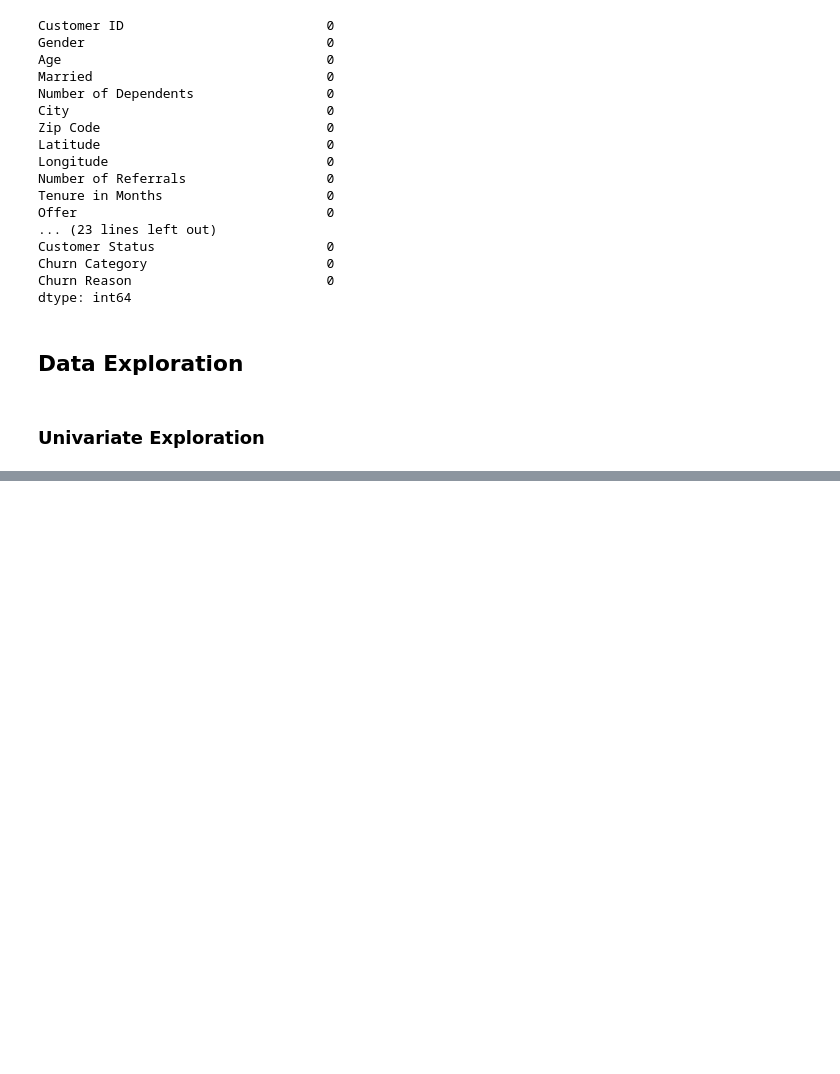
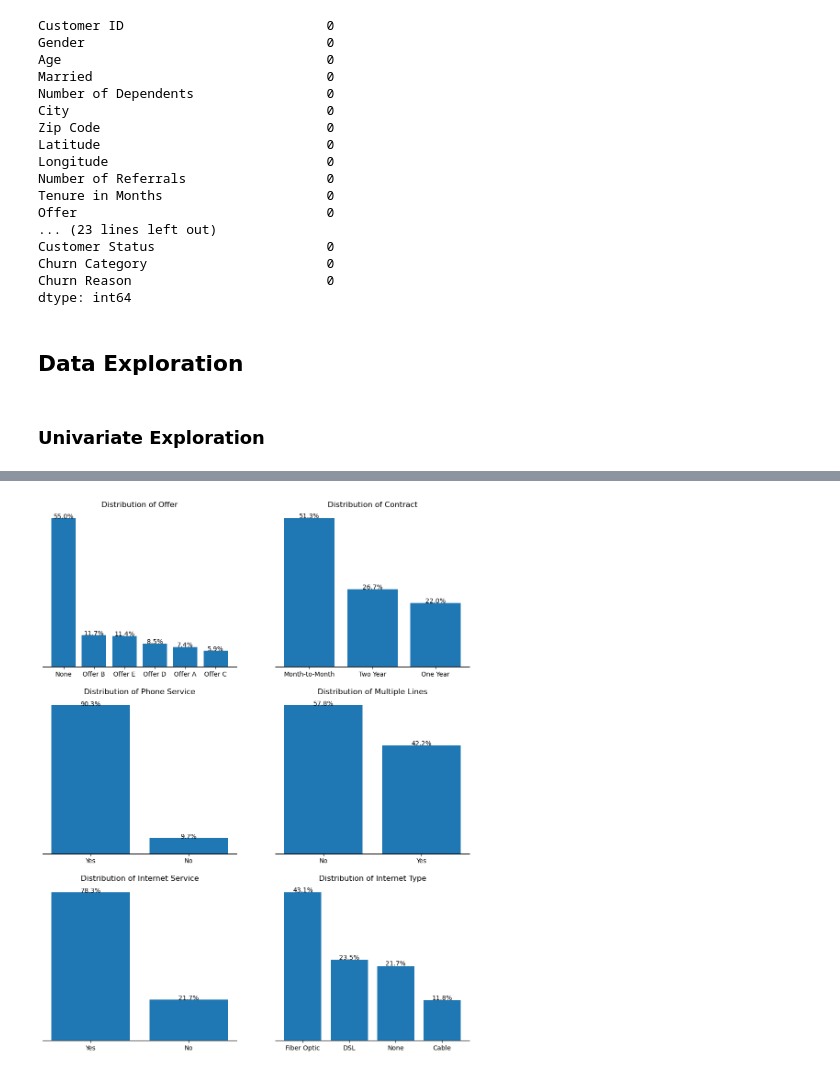
Before and after one commit to valezenwanne/Telecom_Customer_Churn_Prediction, a Jupyter notebook: Telecom_Customer_Churn_Prediction.ipynb, the cells around one changed output, grey strips where cells are left out. Saved outputs shown, nothing was run; the diff lists cells and outputs as text; code cells hidden in the pictures; blank space fills up the shorter version.

```diff
--- a/Telecom_Customer_Churn_Prediction.ipynb
+++ b/Telecom_Customer_Churn_Prediction.ipynb
@@ -359,0 +493,57 @@ plt.show()
+# %%
+#plotting the distribution of the offer, phone service, contract, internet services
+fig, ax = plt.subplots(3, 2, figsize=[12,15])
+ax[0,0].bar(x=df['Offer'].value_counts().index, height=df['Offer'].value_counts().values)
+ax[0,1].bar(x=df['Contract'].value_counts().index, height=df['Contract'].value_counts().values)
+ax[1,0].bar(x=df['Phone Service'].value_counts().index, height=df['Phone Service'].value_counts().values)
+ax[1,1].bar(x=df['Multiple Lines'].value_counts().index, height=df['Multiple Lines'].value_counts().values)
+ax[2,0].bar(x=df['Internet Service'].value_counts().index, height=df['Internet Service'].value_counts().values)
+ax[2,1].bar(x=df['Internet Type'].value_counts().index, height=df['Internet Type'].value_counts().values)
+
+#add title
+ax[0,0].set_title('Distribution of Offer')
+ax[0,1].set_title('Distribution of Contract')
+ax[1,0].set_title('Distribution of Phone Service')
+ax[1,1].set_title('Distribution of Multiple Lines')
+ax[2,0].set_title('Distribution of Internet Service')
+ax[2,1].set_title('Distribution of Internet Type')
+
+#remove spines
+ax[0,0].spines[['right', 'top', 'left']].set_visible(False)
+ax[0,1].spines[['right', 'top', 'left']].set_visible(False)
+ax[1,0].spines[['right', 'top', 'left']].set_visible(False)
+ax[1,1].spines[['right', 'top', 'left']].set_visible(False)
+ax[2,0].spines[['right', 'top', 'left']].set_visible(False)
+ax[2,1].spines[['right', 'top', 'left']].set_visible(False)
+
+
+#remove yaxis
+ax[0,0].yaxis.set_visible(False)
+ax[0,1].yaxis.set_visible(False)
+ax[1,0].yaxis.set_visible(False)
+ax[1,1].yaxis.set_visible(False)
+ax[2,0].yaxis.set_visible(False)
+ax[2,1].yaxis.set_visible(False)
+
+#adding percentage annotation on the bar chart
+for index, values in enumerate(df['Offer'].value_counts()):
+    ax[0,0].annotate(str(round((values/len(df))*100, 1))+'%', xy=(index, values+45), ha='center', va='center')
+
+for index, values in enumerate(df['Contract'].value_counts()):
+    ax[0,1].annotate(str(round((values/len(df))*100, 1))+'%', xy=(index, values+45), ha='center', va='center')
+
+for index, values in enumerate(df['Phone Service'].value_counts()):
+    ax[1,0].annotate(str(round((values/len(df))*100, 1))+'%', xy=(index, values+45), ha='center', va='center')
+
+for index, values in enumerate(df['Multiple Lines'].value_counts()):
+    ax[1,1].annotate(str(round((values/len(df))*100, 1))+'%', xy=(index, values+40), ha='center', va='center')
+
+for index, values in enumerate(df['Internet Service'].value_counts()):
+    ax[2,0].annotate(str(round((values/len(df))*100, 1))+'%', xy=(index, values+45), ha='center', va='center')
+
+for index, values in enumerate(df['Internet Type'].value_counts()):
+    ax[2,1].annotate(str(round((values/len(df))*100, 1))+'%', xy=(index, values+40), ha='center', va='center')
+
+plt.show()
+# %% [output]
+[figure, added]
```
Also changed, not shown: parts of 13 cells of this notebook.
